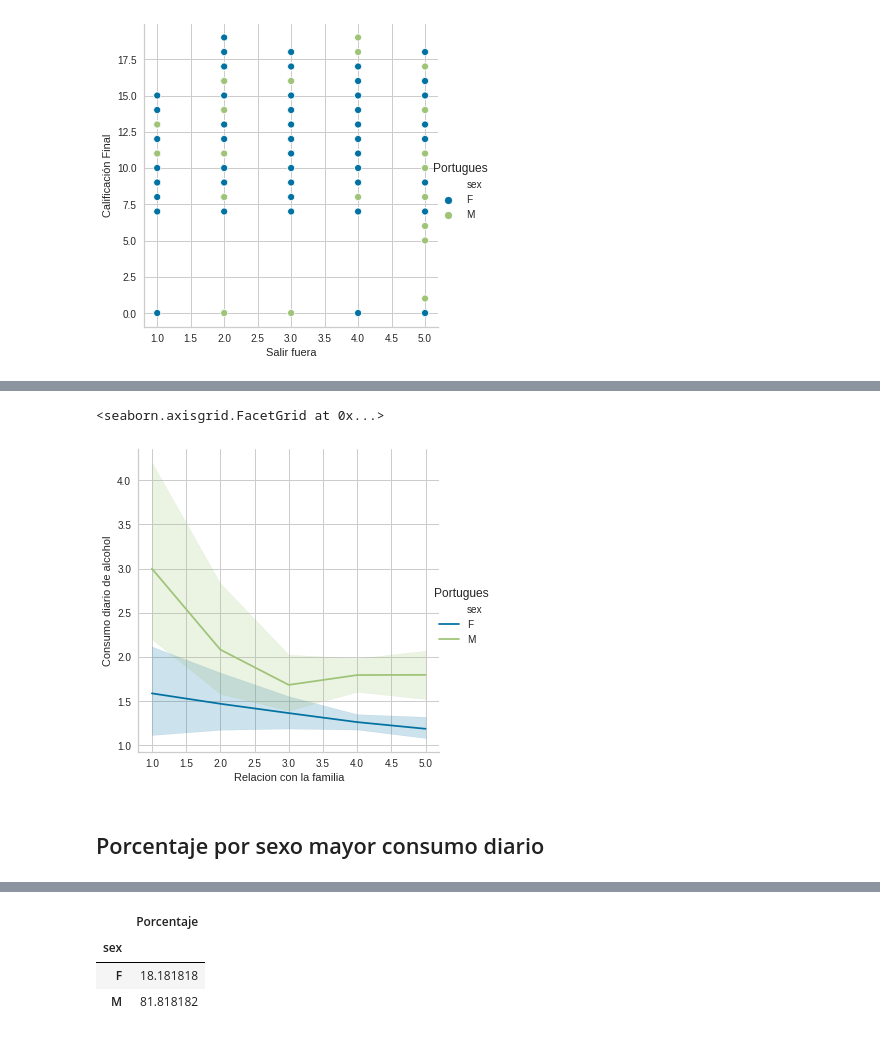
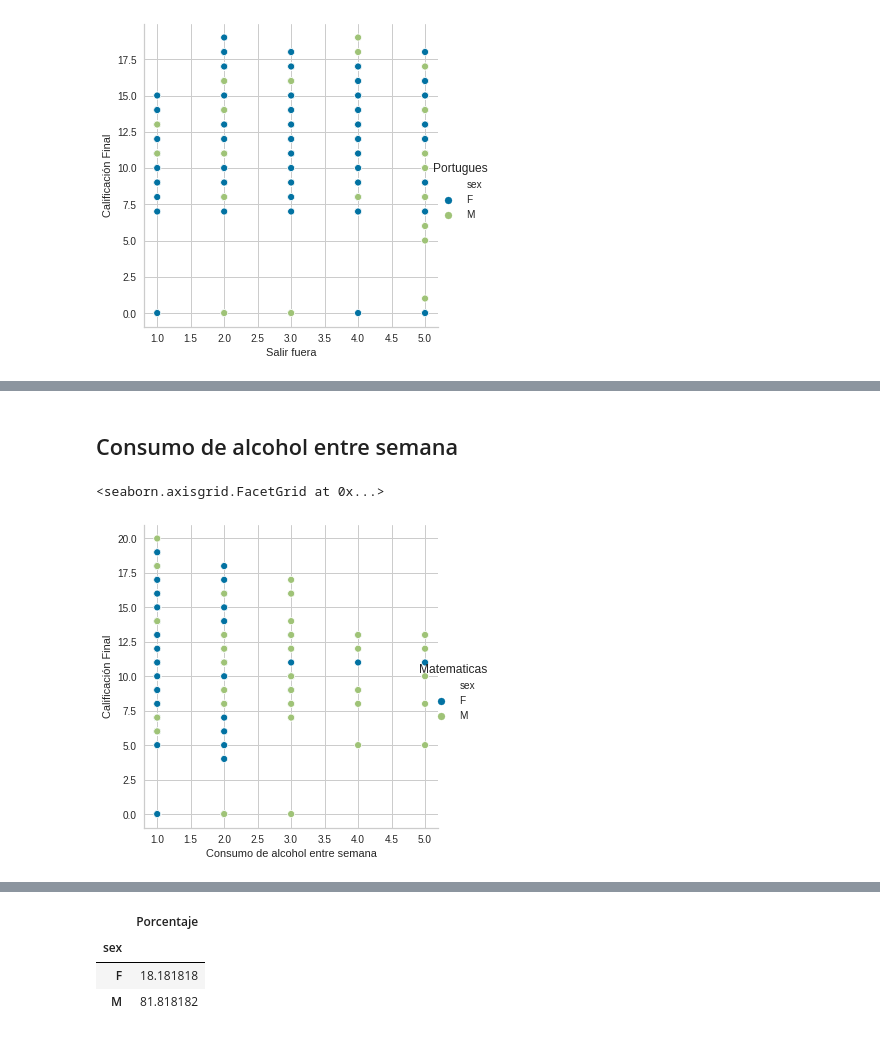
Before and after one commit to EMACC99/Student_Alcohol_Consumption, a Jupyter notebook: Analysis.ipynb, the cells around one changed output, grey strips where cells are left out. Cells and saved outputs as stored; diff of their text form; code cells hidden in the pictures.

```diff
--- a/Analysis.ipynb
+++ b/Analysis.ipynb
@@ -61,6 +61,8 @@ Mat_dataset
 | 393 | MS | M | 18 | R | LE3 | T | 3 | 2 | services | other | ... | ... |
 | 394 | MS | M | 19 | U | LE3 | T | 1 | 1 | other | at_home | ... | ... |
 395 rows × 33 columns
+# %%
+Mat_dataset['Totalc'] = round((Mat_dataset['Dalc']+ Mat_dataset['Walc'])/2)
 # %%
 Por_dataset = pd.read_csv("Datasets/student-por.csv")
 Por_dataset
@@ -310,9 +219,9 @@ g23.set(xlabel="Relacion con la familia", ylabel = "Consumo diario de alcohol")
-# %%
-g24=sns.relplot(x="famrel", y="Dalc",hue="sex", data=Por_dataset,kind="line")
-g24._legend.set_title("Portugues")
-g24.set(xlabel="Relacion con la familia", ylabel = "Consumo diario de alcohol")
-# %% [output]
-<seaborn.axisgrid.FacetGrid at 0x...>
-[figure, removed]
-# %% [markdown]
-## Porcentaje por sexo mayor consumo diario
+# %% [markdown]
+## Consumo  de alcohol entre semana
+# %%
+g17=sns.relplot(x="Dalc", y="G3",hue="sex", data=Mat_dataset)
+g17._legend.set_title("Matematicas")
+g17.set(xlabel="Consumo de alcohol entre semana", ylabel = "Calificación Final")
+# %% [output]
+<seaborn.axisgrid.FacetGrid at 0x...>
+[figure, added]
```
Also changed, not shown: parts of 92 cells of this notebook.
